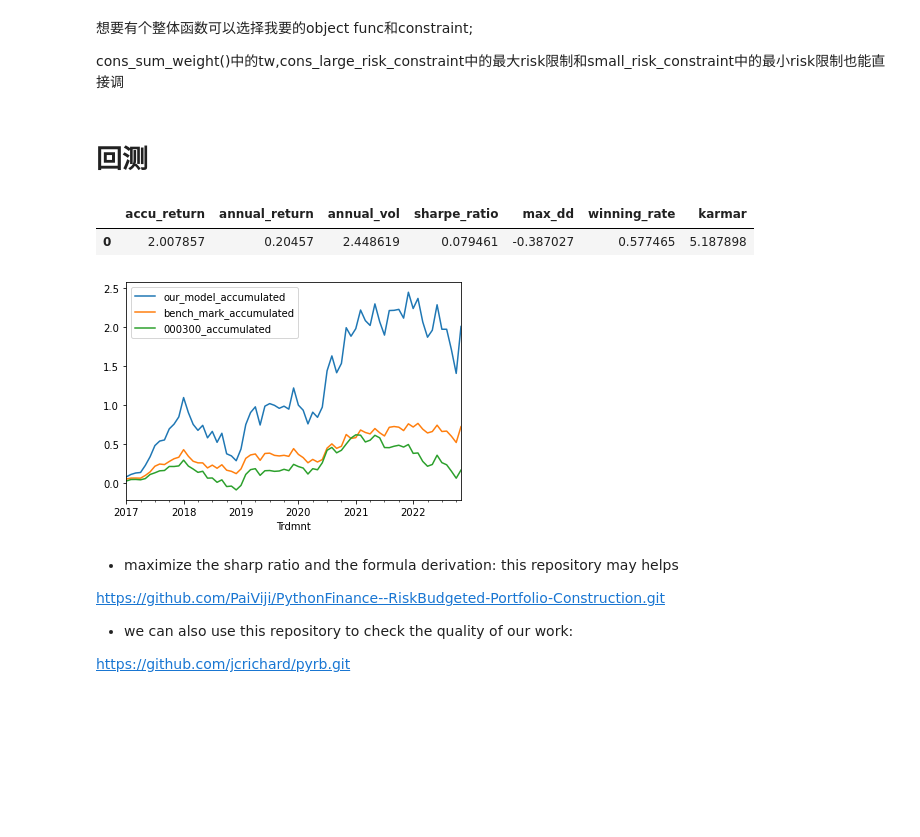
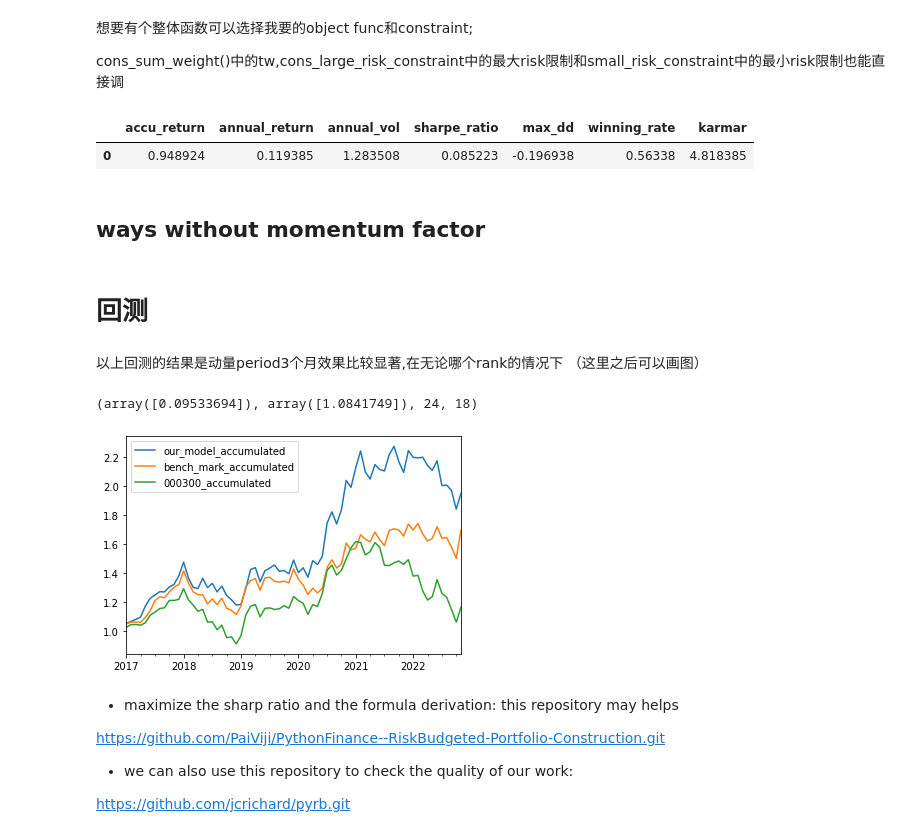
Before and after one commit to Linnore/STA4020-Projecto, a Jupyter notebook: basic_risk_budgeting.ipynb, the cells around one changed output. Saved outputs shown, nothing was run; the diff lists cells and outputs as text; code cells hidden in the pictures; blank space fills up the shorter version.

Commit message:
risk_budgeting_with_dynamic_momentum

```diff
--- a/basic_risk_budgeting.ipynb
+++ b/basic_risk_budgeting.ipynb
@@ -20,9 +25,6 @@ p_dates = data.index[data.index.year>=2017]
 w = pd.DataFrame(index=p_dates, columns=data.columns)
 # initialise portfolio return matrix
 p_rets = pd.DataFrame(index=p_dates, columns=['return'])
-# %%
-index_df = pd.read_csv('./data/000300.csv')
-index_df.index = p_dates
 # %% [markdown]
 # Construct Portfolio
 # %% [markdown]
@@ -78,7 +80,7 @@ def cons_large_risk_constraint(x,p_cov):
 
 # constraint about the marignal risk w.r.t. each stocks(lower bound)
 def cons_small_risk_constraint(x,p_cov):
-	return x*np.dot(p_cov, x)/np.dot(x.transpose(), np.dot(p_cov, x))-0.02
+	return x*np.dot(p_cov, x)/np.dot(x.transpose(), np.dot(p_cov, x))-0.01
 
 # calculate risk budgeting portfolio weight given risk budget
 def rb_p_weights(asset_rets, constrain="1"):
@@ -100,7 +102,7 @@ def rb_p_weights(asset_rets, constrain="1"):
 	# initial weights
 	w0 = 1.0 * np.ones((num_arp, 1)) / num_arp
 	# constraints
-	cons1 = {'type': 'ineq', 'fun': cons_sum_weight,'args':[2]}
+	cons1 = {'type': 'eq', 'fun': cons_sum_weight,'args':[1]}
 	cons2 = {'type': 'ineq', 'fun': cons_long_only_weight}
 	cons3 = {'type':'ineq','fun':cons_large_risk_constraint,'args':[p_cov]}
 	cons4 = {'type':'ineq','fun':cons_small_risk_constraint,'args':[p_cov]}
@@ -114,18 +116,34 @@ def rb_p_weights(asset_rets, constrain="1"):
 	return minimize(obj_fun3, w0, args=(p_mean,p_cov), constraints=cons_list)
 
 # contruct portfolio
-for t in p_dates:
-
-	# re-balance the portfolio each month
-	tmp_portfolio = data[data.index < t]
-	tmp_portfolio = tmp_portfolio.iloc[1:,:]
-	w.loc[t] = (rb_p_weights(tmp_portfolio, "1").x)
-	# calculate risk budgeting portfolio returns
-	p_rets.loc[t] = np.sum(w.loc[t] * data.loc[t])
+def portfolio_construction(momentum_period,rank,p_dates,data,cons):
+	for t in p_dates:
+		tmp_portfolio = data[data.index <= t]
+		tmp_portfolio_t = tmp_portfolio.T
+		tmp_portfolio_t['meanofyear'] = tmp_portfolio_t.iloc[:,momentum_period:-1].mean(axis = 1)
+		tmp_portfolio_t['rank1'] = tmp_portfolio_t['meanofyear'].rank(ascending = True)#note here is the ascending order
+		rank_t = max(rank,tmp_portfolio_t.loc['rf','rank1']+1)
+		tmp_portfolio_t = tmp_portfolio_t[tmp_portfolio_t['rank1']>=rank_t].iloc[:,:-2]#here is to drop the coloumns of rf and index
+		month_return = tmp_portfolio_t[t]
+		tmp_portfolio = (tmp_portfolio_t.T).iloc[:-1,:]#here is to drop the columns of current return
+		p_rets.loc[t] = np.sum((rb_p_weights(tmp_portfolio, cons).x) * month_return)
+	return test_result.calculate_result(p_rets)
+# %%
+portfolio_construction(-4,25,p_dates,data,"1+2")
+# %% [output]
+|  | accu_return | annual_return | annual_vol | sharpe_ratio | max_dd | winning_rate | karmar |
+| 0 | 0.948924 | 0.119385 | 1.283508 | 0.085223 | -0.196938 | 0.56338 | 4.818385 |
+# %% [markdown]
+## ways without momentum factor
+# %%
+# contruct portfolio
+for t in p_dates:
+
+	# re-balance the portfolio each month
+	tmp_portfolio = data[data.index < t]
+	tmp_portfolio = tmp_portfolio.iloc[10:,:]
+	#w.loc[t] = (rb_p_weights(tmp_portfolio, "1+2").x)
+	# calculate risk budgeting portfolio returns
+	p_rets.loc[t] = np.sum((rb_p_weights(tmp_portfolio, "1+2").x) * data.loc[t])
 # %% [markdown]
 # 回测
-# %%
-test_result.calculate_result(p_rets)
-# %% [output]
-|  | accu_return | annual_return | annual_vol | sharpe_ratio | max_dd | winning_rate | karmar |
-| 0 | 2.007857 | 0.20457 | 2.448619 | 0.079461 | -0.387027 | 0.577465 | 5.187898 |
@@ -131,0 +154,2 @@ test_result.calculate_result(p_rets)
+# %% [markdown]
+以上回测的结果是动量period3个月效果比较显著,在无论哪个rank的情况下 （这里之后可以画图）
@@ -132,15 +163,22 @@ test_result.calculate_result(p_rets)
+# %%
+sp = np.array(sp)
+ar = np.array(ar)
+sp[sp.argmax()],ar[ar.argmax()],sp.argmax(),ar.argmax()
+# %% [output]
+(array([0.09533694]), array([1.0841749]), 24, 18)
 # %%
 # 4. Construct equal weighted portfolio
 ew_rets = pd.DataFrame(np.sum(1.0*data[data.index>=p_dates[0]]/data.shape[1], axis=1), columns=['return'])
 # 5. Plot the portfolio cumulative returns
-p_cumrets = ((p_rets['return'] + 1).cumprod()-1)
-ew_cumrets = (ew_rets['return'] + 1).cumprod()-1
-index_cumrets = (index_df['Idxrtn'] + 1).cumprod()-1
+p_cumrets = ((p_rets['return'] + 1).cumprod())
+ew_cumrets = (ew_rets['return'] + 1).cumprod()
+index_df1 = index_df[index_df.index.year>=2017]
+index_cumrets = (index_df1['Idxrtn'] + 1).cumprod()
 pd.concat([p_cumrets,ew_cumrets,index_cumrets], axis=1).plot()
 plt.legend(['our_model_accumulated','bench_mark_accumulated','000300_accumulated'])
 plt.show()
 # %% [output]
-[figure, old version]
+[figure, new version]
 # %% [markdown]
 * maximize the sharp ratio and the formula derivation: this repository may helps
 
```
Also changed, not shown: parts of 3 cells of this notebook, 2 other files.
